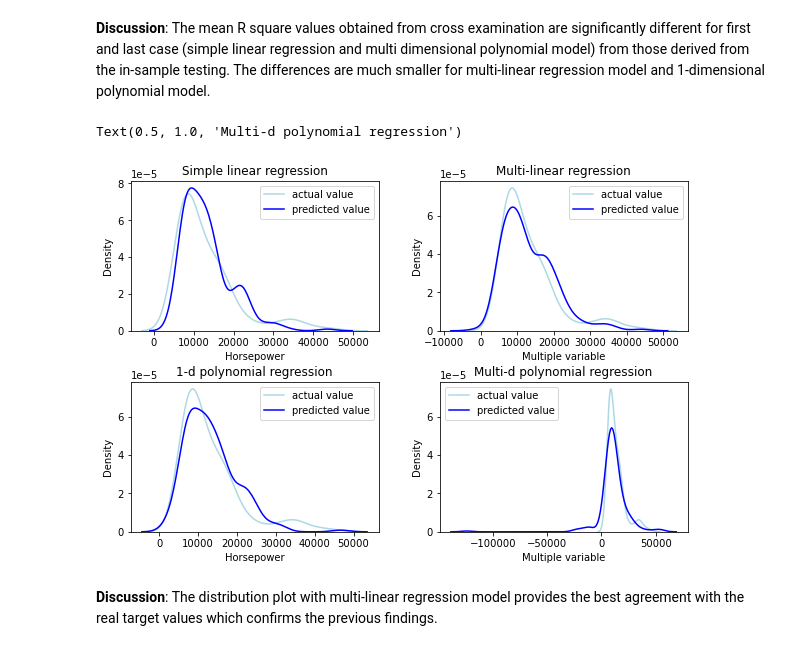
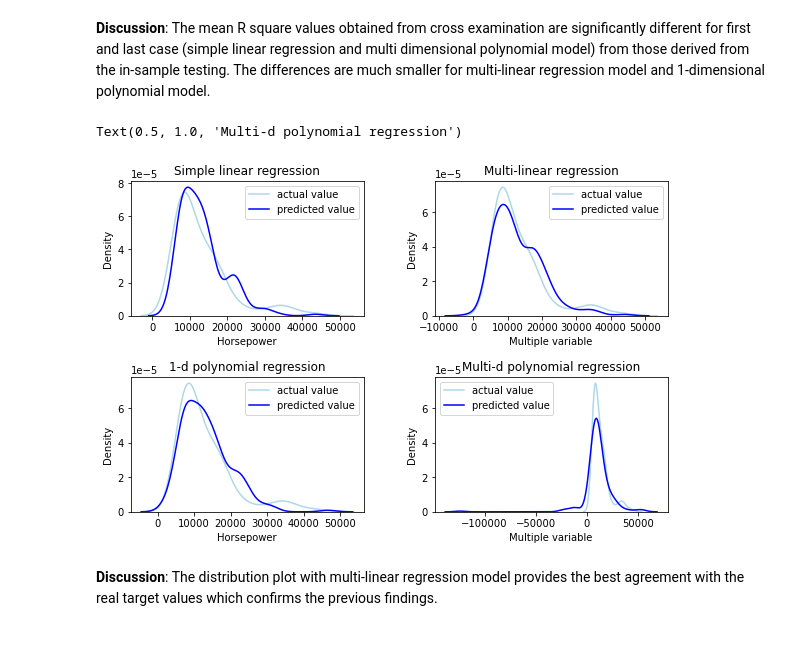
Before and after one commit to Farhad-Davaripour/Step_by_Step_Data_Analysis_Auto_Dataset, a Jupyter notebook: Code_Python.ipynb, the cells around one changed output. Saved outputs shown, nothing was run; the diff lists cells and outputs as text; code cells hidden in the pictures.

```diff
--- a/Code_Python.ipynb
+++ b/Code_Python.ipynb
@@ -676,38 +682,38 @@ The mean R square value for the multi dimensional polynomial regression model :
 %%capture --no-display
 ##
 fig, ax = plt.subplots(2,2,figsize = (9,6))
-fig.tight_layout(pad=3.0)
+fig.tight_layout(pad=4.0)
 ##
 mean_yhat= cross_val_predict(LinearRegression(), x_data_total[['horsepower']], y_data_total, cv=3)
 sns.distplot(y_data_total,hist=False, color='lightblue', label='actual value',ax=ax[0,0])
 sns.distplot(mean_yhat, hist=False, color='blue', label='predicted value', ax=ax[0,0])
 ax[0,0].legend()
 ax[0,0].set_xlabel('Horsepower')
 ax[0,0].set_title('Simple linear regression')
 ##
 mean_yhat= cross_val_predict(LinearRegression(), x_data_total[cor_list], y_data_total, cv=3)
 sns.distplot(y_data_total,hist=False, color='lightblue', label='actual value',ax=ax[0,1])
 sns.distplot(mean_yhat, hist=False, color='blue', label='predicted value', ax=ax[0,1])
 ax[0,1].legend()
 ax[0,1].set_xlabel('Multiple variable')
 ax[0,1].set_title('Multi-linear regression')
 ##
 mean_yhat= cross_val_predict(LinearRegression(), PolynomialFeatures().fit_transform(x_data_total[['horsepower']]), y_data_total, cv=3)
 sns.distplot(y_data_total,hist=False, color='lightblue', label='actual value',ax=ax[1,0])
 sns.distplot(mean_yhat, hist=False, color='blue', label='predicted value', ax=ax[1,0])
 ax[1,0].legend()
 ax[1,0].set_xlabel('Horsepower')
 ax[1,0].set_title('1-d polynomial regression')
 ##
 mean_yhat= cross_val_predict(LinearRegression(), PolynomialFeatures().fit_transform(x_data_total[cor_list]), y_data_total, cv=3)
 sns.distplot(y_data_total,hist=False, color='lightblue', label='actual value',ax=ax[1,1])
 sns.distplot(mean_yhat, hist=False, color='blue', label='predicted value', ax=ax[1,1])
 ax[1,1].legend()
 ax[1,1].set_xlabel('Multiple variable')
 ax[1,1].set_title('Multi-d polynomial regression')
 # %% [output]
 Text(0.5, 1.0, 'Multi-d polynomial regression')
-[figure, old version]
+[figure, new version]
 # %% [markdown]
 **Discussion**: The distribution plot with multi-linear regression model provides the best agreement with the real target values which confirms the previous findings.
 # %% [markdown]
```
Also changed, not shown: parts of 2 cells of this notebook.
